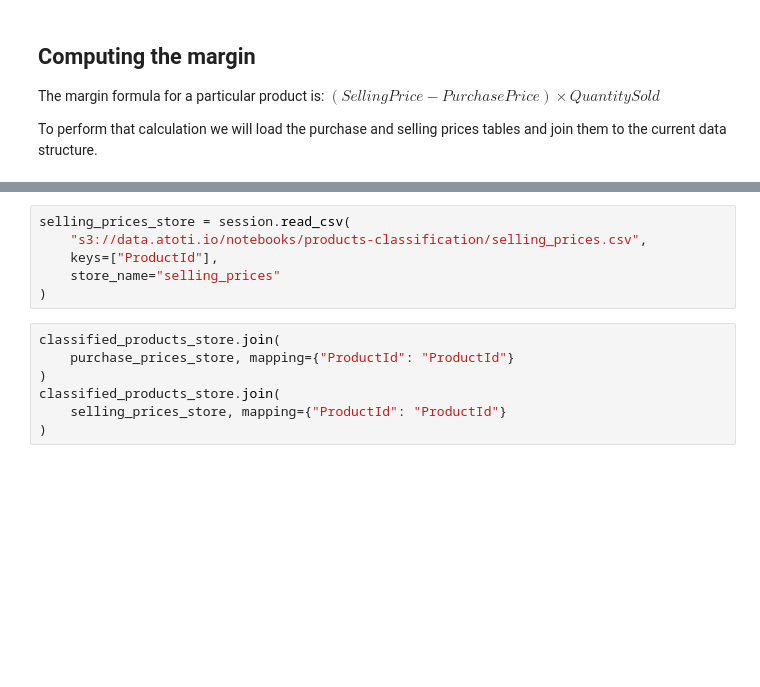
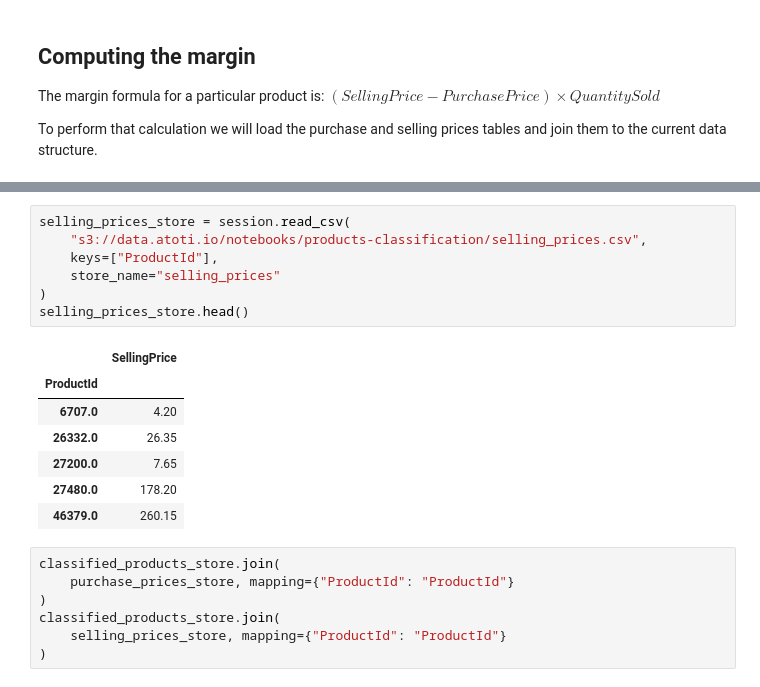
Before and after one commit to atoti/notebooks, a Jupyter notebook: retail/pricing-simulations-around-product-classes/main.ipynb, the cells around one changed output, grey strips where cells are left out. Cells and saved outputs as stored; diff of their text form; blank space fills up the shorter version.

```diff
--- a/retail/pricing-simulations-around-product-classes/main.ipynb
+++ b/retail/pricing-simulations-around-product-classes/main.ipynb
@@ -95,9 +104,18 @@ purchase_prices_store = session.read_csv(
 # %%
 selling_prices_store = session.read_csv(
     "s3://data.atoti.io/notebooks/products-classification/selling_prices.csv",
     keys=["ProductId"],
     store_name="selling_prices"
 )
+selling_prices_store.head()
+# %% [output]
+|  | SellingPrice |
+| ProductId |  |
+| 6707.0 | 4.20 |
+| 26332.0 | 26.35 |
+| 27200.0 | 7.65 |
+| 27480.0 | 178.20 |
+| 46379.0 | 260.15 |
 # %%
 classified_products_store.join(
     purchase_prices_store, mapping={"ProductId": "ProductId"}
```
Also changed, not shown: parts of 7 cells of this notebook, 1 other file.
